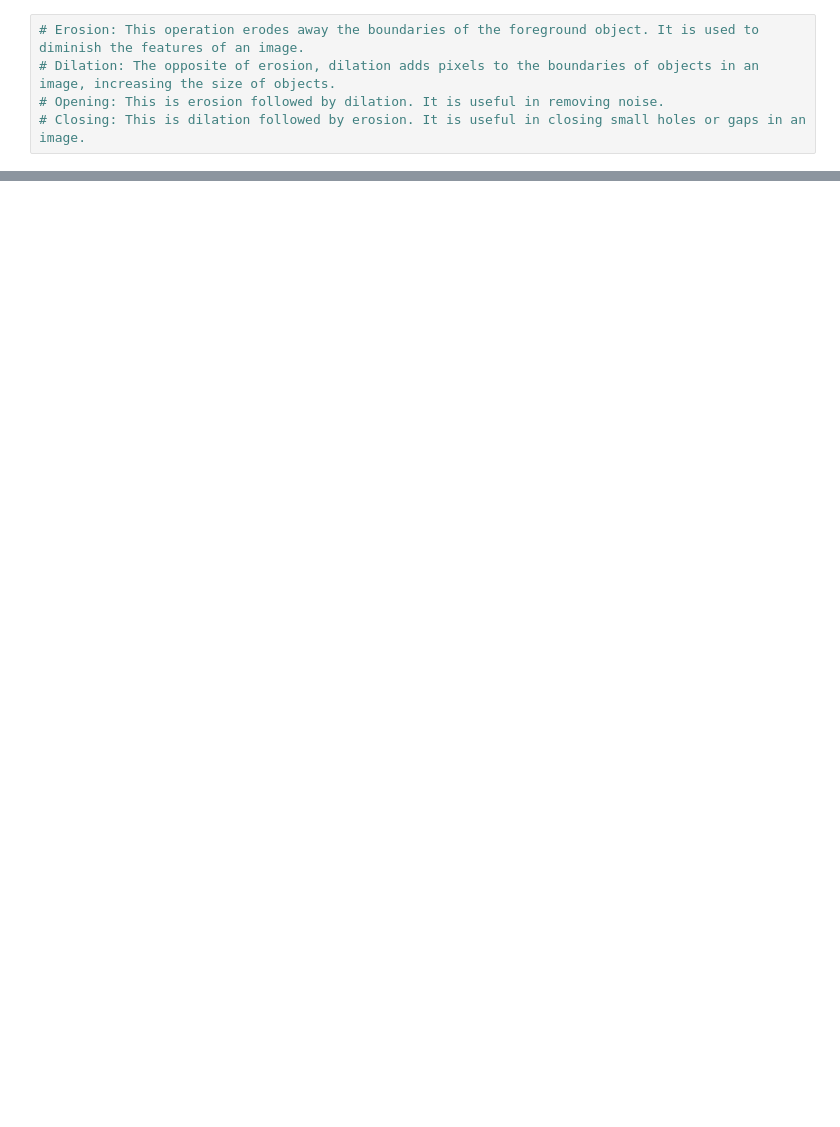
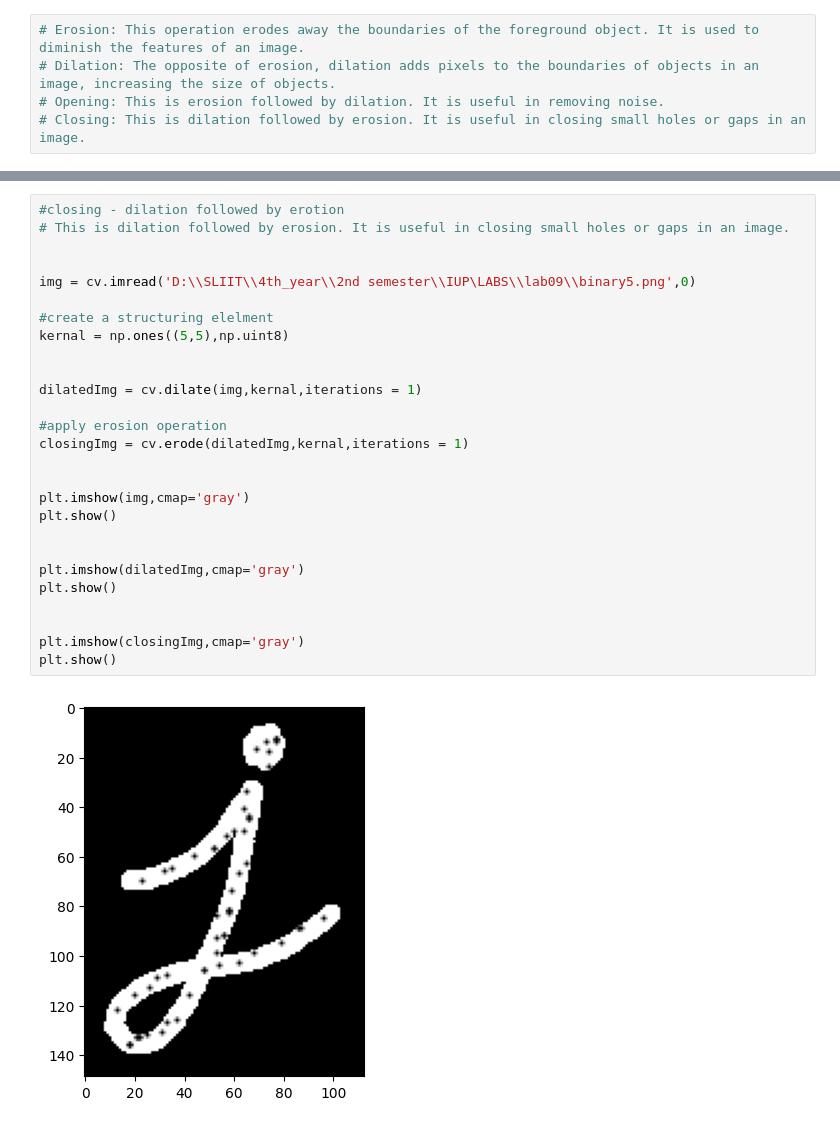
Before and after one commit to SandalikaAriyrathna/IUP_LABS, a Jupyter notebook: lab09/iup_lab_09.ipynb, the cells around one changed output, grey strips where cells are left out. Saved outputs shown, nothing was run; the diff lists cells and outputs as text; blank space fills up the shorter version.

```diff
--- a/lab09/iup_lab_09.ipynb
+++ b/lab09/iup_lab_09.ipynb
@@ -36,0 +98,29 @@ else:
+# %%
+#closing - dilation followed by erotion
+# This is dilation followed by erosion. It is useful in closing small holes or gaps in an image.
+
+
+img = cv.imread('D:\\SLIIT\\4th_year\\2nd semester\\IUP\LABS\\lab09\\binary5.png',0)
+
+#create a structuring elelment
+kernal = np.ones((5,5),np.uint8)
+
+
+dilatedImg = cv.dilate(img,kernal,iterations = 1)
+
+#apply erosion operation
+closingImg = cv.erode(dilatedImg,kernal,iterations = 1)
+
+
+plt.imshow(img,cmap='gray')
+plt.show()
+
+
+plt.imshow(dilatedImg,cmap='gray')
+plt.show()
+
+
+plt.imshow(closingImg,cmap='gray')
+plt.show()
+# %% [output]
+[figure, added]
```
Also changed, not shown: parts of 8 cells of this notebook.
